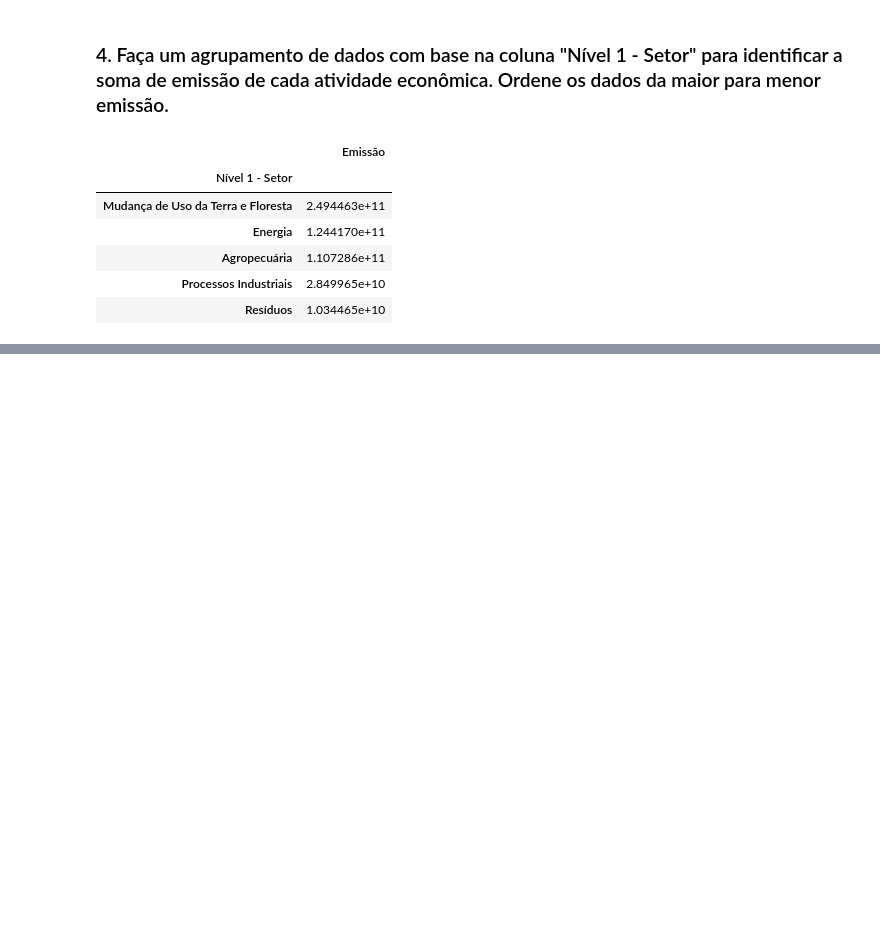
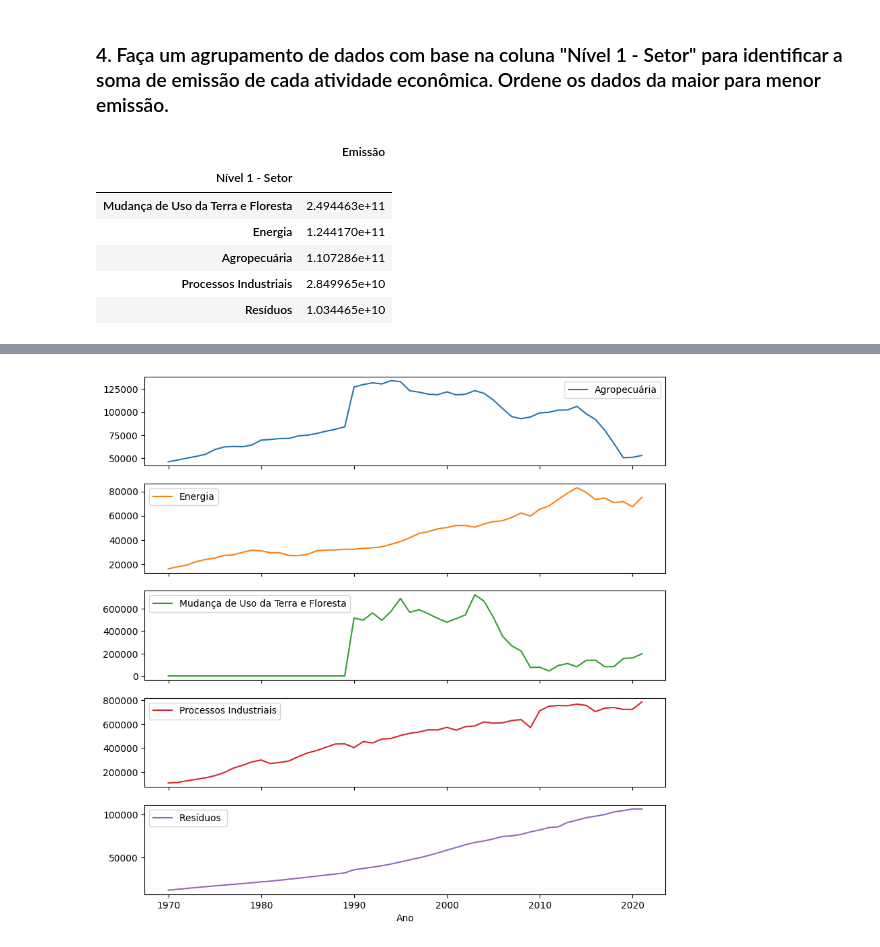
Before and after one commit to strawndri/python-ds-pandas-selecao-agrupamento-dados, a Jupyter notebook: Desafios.ipynb, the cells around one changed output, grey strips where cells are left out. Saved outputs shown, nothing was run; the diff lists cells and outputs as text; code cells hidden in the pictures; blank space fills up the shorter version.

```diff
--- a/Desafios.ipynb
+++ b/Desafios.ipynb
@@ -166,0 +191,3 @@ emissoes_por_ano.groupby('Nível 1 - Setor')[['Emissão']].sum().sort_values('Em
+# %%
+media_emissao_setor_1 = emissoes_por_ano.groupby(['Nível 1 - Setor', 'Ano'])[['Emissão']].mean().reset_index()
+media_emissao_setor_1
@@ -166,0 +208,3 @@ emissoes_por_ano.groupby('Nível 1 - Setor')[['Emissão']].sum().sort_values('Em
+# %%
+media_emissao_setor_1 = media_emissao_setor_1.pivot_table(columns = 'Nível 1 - Setor', index = 'Ano', values = 'Emissão', aggfunc = 'mean')
+media_emissao_setor_1
@@ -166,0 +230,4 @@ emissoes_por_ano.groupby('Nível 1 - Setor')[['Emissão']].sum().sort_values('Em
+# %%
+media_emissao_setor_1.plot(subplots = True, figsize = (10, 10));
+# %% [output]
+[figure, added]
```
Also changed, not shown: parts of 6 cells of this notebook.
